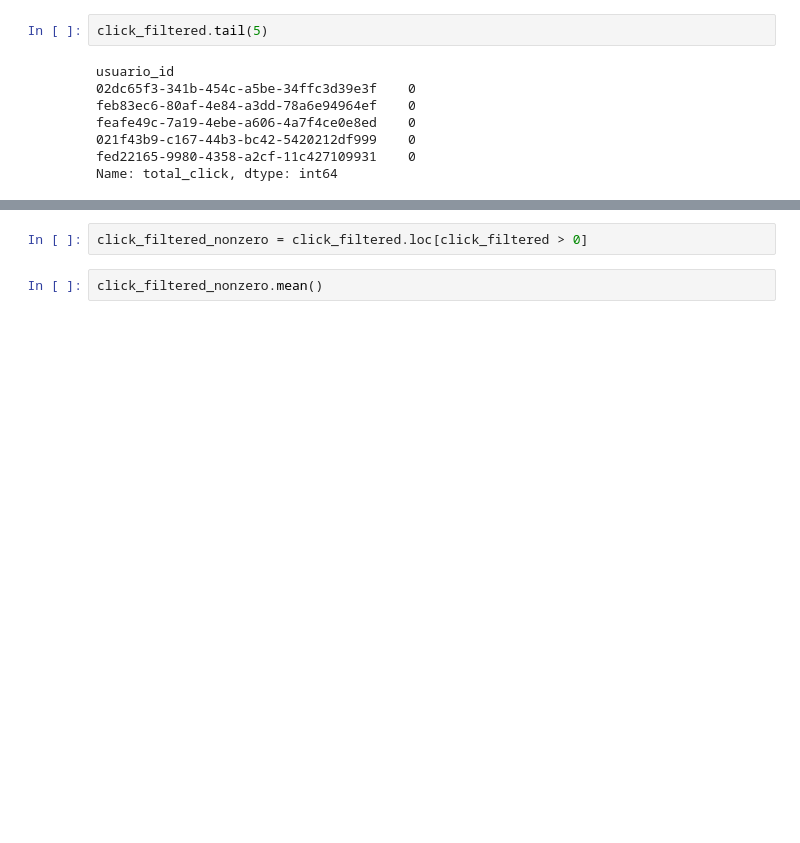
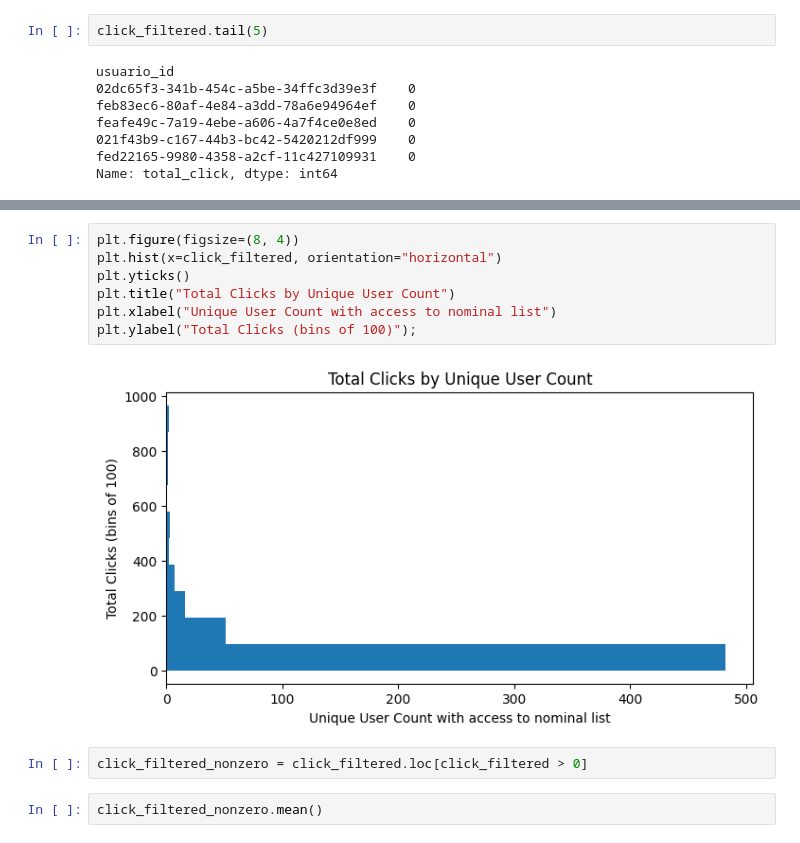
Before and after one commit to thecirocks/sus, a Jupyter notebook: sus.ipynb, the cells around one changed output, grey strips where cells are left out. Saved outputs shown, nothing was run; the diff lists cells and outputs as text; blank space fills up the shorter version.

```diff
--- a/sus.ipynb
+++ b/sus.ipynb
@@ -1034,3 +1123,12 @@ Name: total_click, dtype: int64
+# %%
+plt.figure(figsize=(8, 4))
+plt.hist(x=click_filtered, orientation="horizontal")
+plt.yticks()
+plt.title("Total Clicks by Unique User Count")
+plt.xlabel("Unique User Count with access to nominal list")
+plt.ylabel("Total Clicks (bins of 100)");
+# %% [output]
+[figure, added]
 # %%
 click_filtered_nonzero = click_filtered.loc[click_filtered > 0]
 # %%
```
Also changed, not shown: parts of 64 cells of this notebook.
